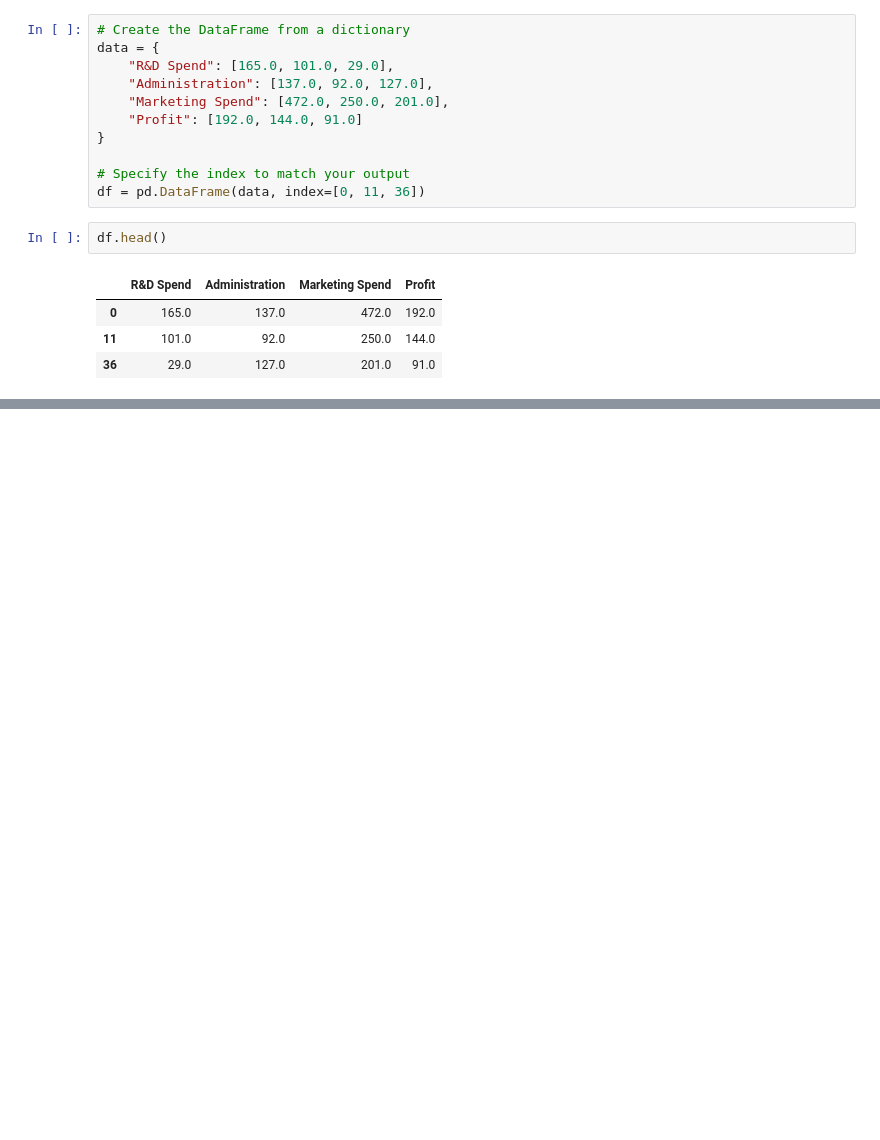
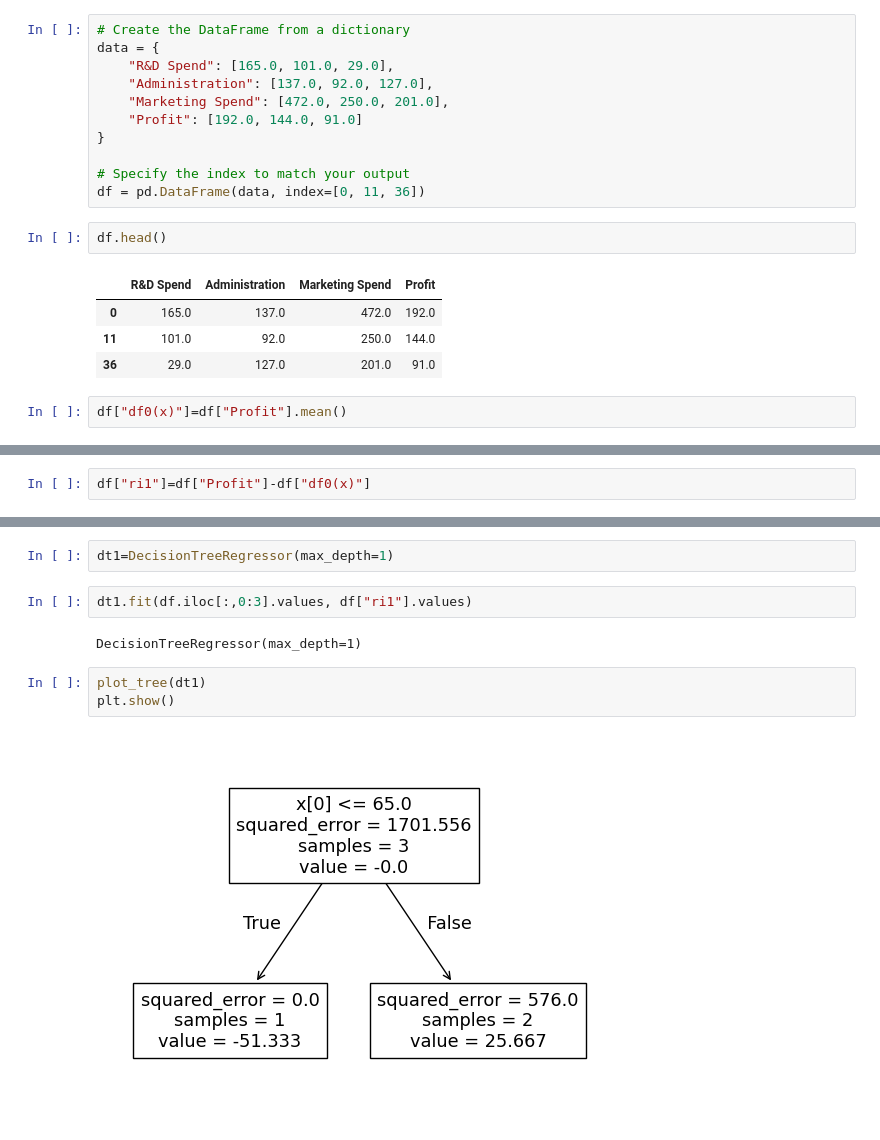
Before and after one commit to ajaykumar080286/MachineLearning, a Jupyter notebook: 57_Gradient_Boosting_Algorithm.ipynb, the cells around one changed output, grey strips where cells are left out. Cells and saved outputs as stored; diff of their text form; blank space fills up the shorter version.

```diff
--- a/57_Gradient_Boosting_Algorithm.ipynb
+++ b/57_Gradient_Boosting_Algorithm.ipynb
@@ -23,3 +24,5 @@ df.head()
 | 0 | 165.0 | 137.0 | 472.0 | 192.0 |
 | 11 | 101.0 | 92.0 | 250.0 | 144.0 |
 | 36 | 29.0 | 127.0 | 201.0 | 91.0 |
+# %%
+df["df0(x)"]=df["Profit"].mean()
@@ -25,0 +36,2 @@ df.head()
+# %%
+df["ri1"]=df["Profit"]-df["df0(x)"]
@@ -25,0 +45,11 @@ df.head()
+# %%
+dt1=DecisionTreeRegressor(max_depth=1)
+# %%
+dt1.fit(df.iloc[:,0:3].values, df["ri1"].values)
+# %% [output]
+DecisionTreeRegressor(max_depth=1)
+# %%
+plot_tree(dt1)
+plt.show()
+# %% [output]
+[figure, added]
```
Also changed, not shown: parts of 3 cells of this notebook.
